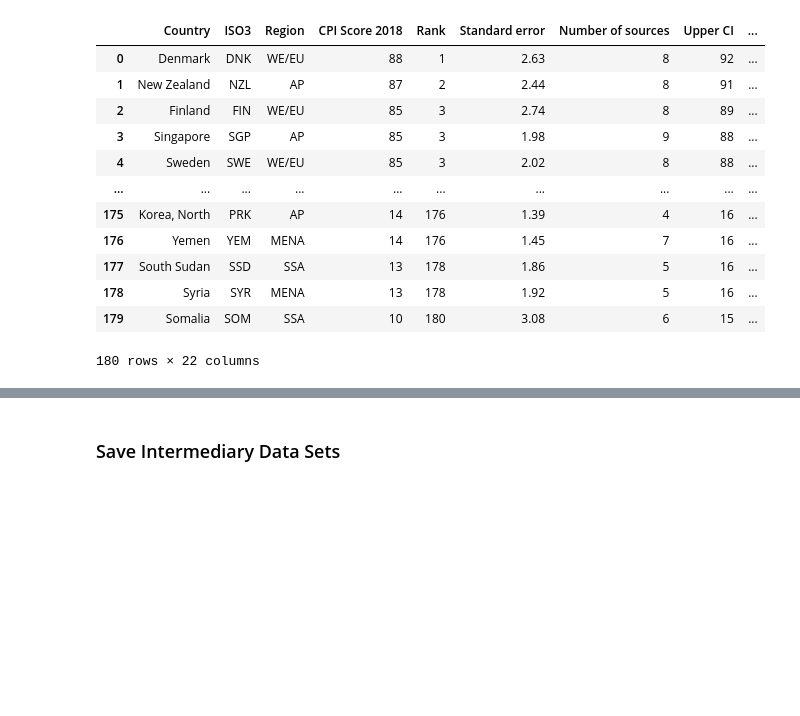
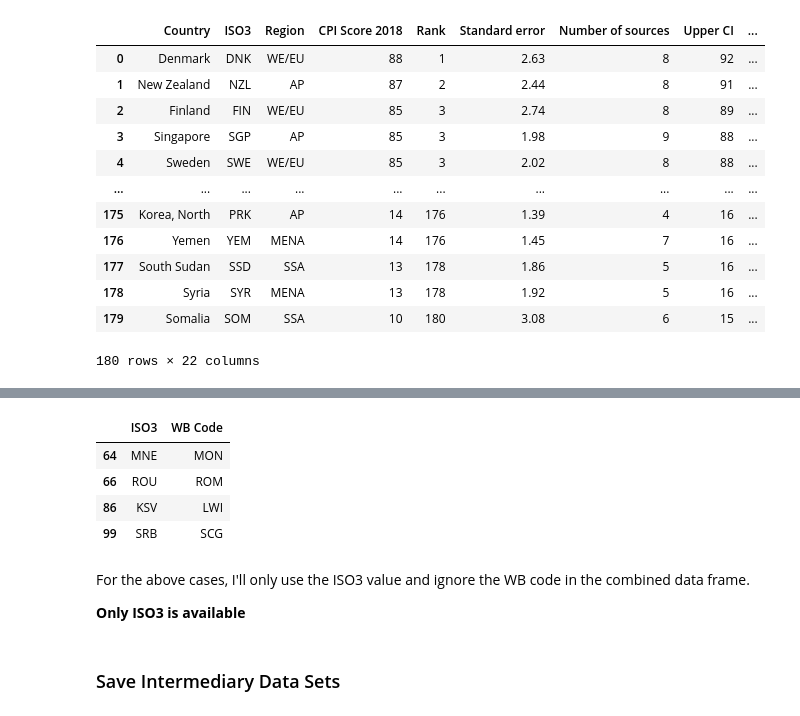
Before and after one commit to wanzulfikri/cpi_analysis, a Jupyter notebook: CPI 2012-2021.ipynb, the cells around one changed output, grey strips where cells are left out. Cells and saved outputs as stored; diff of their text form; code cells hidden in the pictures; blank space fills up the shorter version.

Commit message:
Explain matching ISO3 and WB codes

```diff
--- a/CPI 2012-2021.ipynb
+++ b/CPI 2012-2021.ipynb
@@ -628,3 +659,21 @@ CPI
+# %%
+# Isolate rows with which ISO3 and WB Code values are available
+iso3_wb_both_available_mask = ISO3_WB_comparison['ISO3'].notnull() & ISO3_WB_comparison['WB Code'].notnull()
+both_available = ISO3_WB_comparison[iso3_wb_both_available_mask][['ISO3', 'WB Code']]
+
+# Get those rows with non-matching ISO3 and WB Code
+iso3_wb_both_not_match_mask = both_available['ISO3'] != both_available['WB Code']
+both_available[iso3_wb_both_not_match_mask]
+# %% [output]
+|  | ISO3 | WB Code |
+| 64 | MNE | MON |
+| 66 | ROU | ROM |
+| 86 | KSV | LWI |
+| 99 | SRB | SCG |
+# %% [markdown]
+For the above cases, I'll only use the ISO3 value and ignore the WB code in the combined data frame.
+
+**Only ISO3 is available**
 # %%
 import pandas as pd
 pd.options.display.max_columns = None
```
Also changed, not shown: parts of 47 cells of this notebook.
